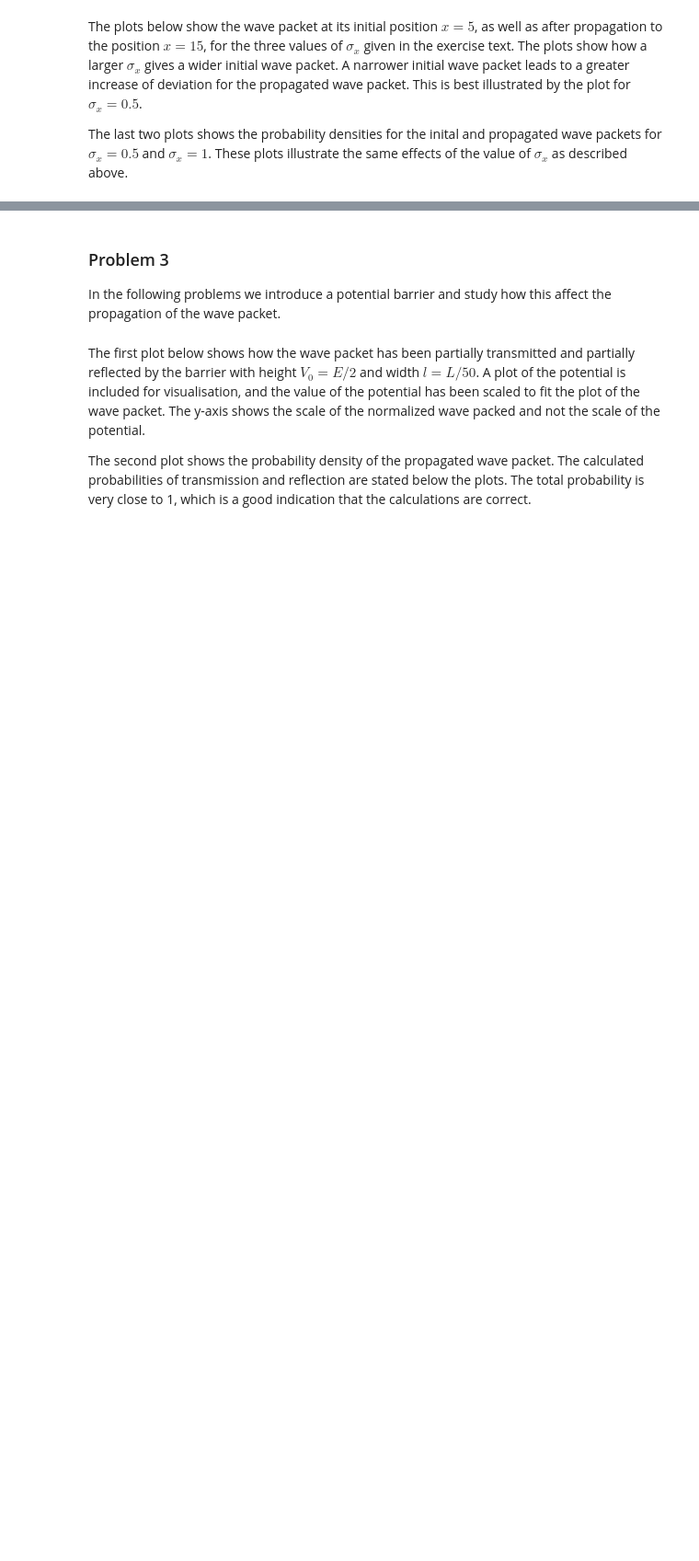
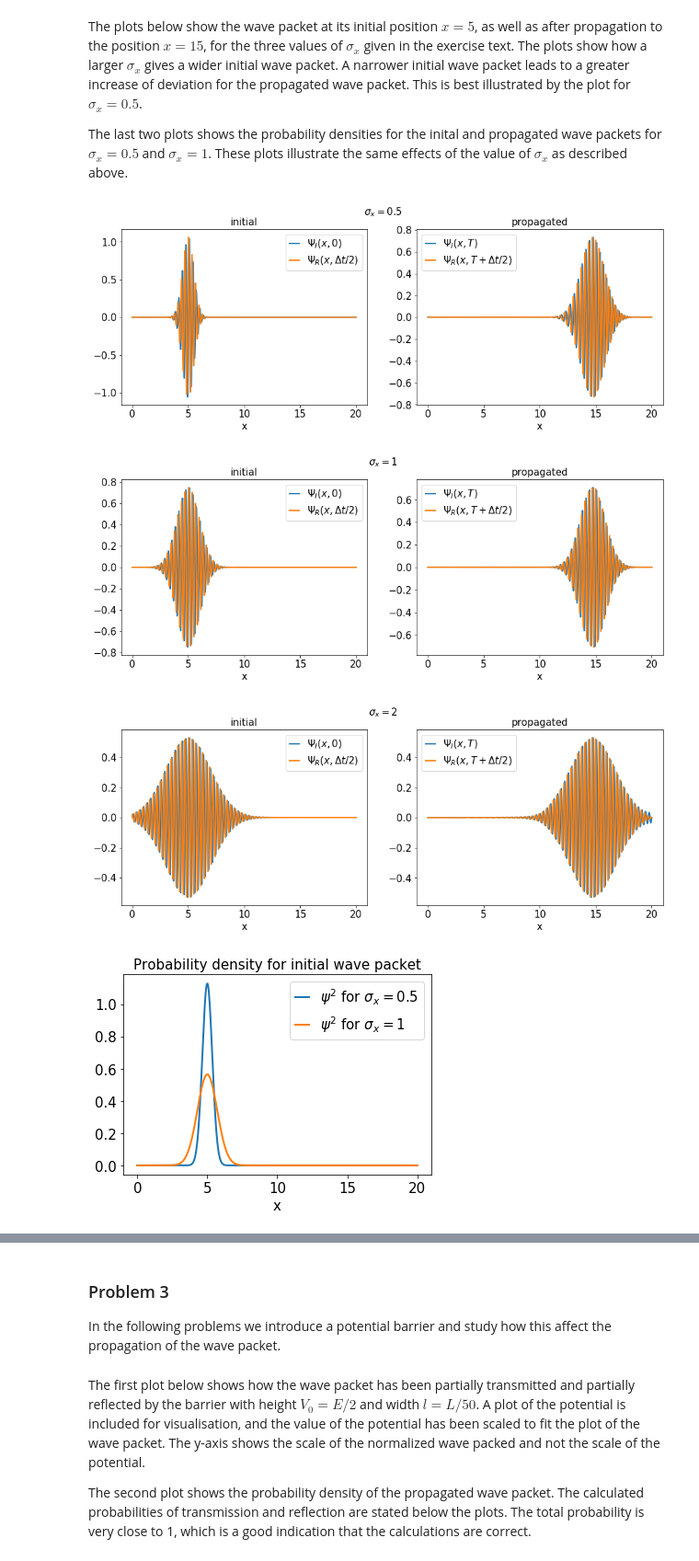
Before and after one commit to sigriaun/kvantastisk, a Jupyter notebook: numerical_exercise.ipynb, the cells around one changed output, grey strips where cells are left out. Shown at 92% size. Drawn from its saved outputs; the diff is of its cells as text; code cells hidden in the pictures; blank space fills up the shorter version.

```diff
--- a/numerical_exercise.ipynb
+++ b/numerical_exercise.ipynb
@@ -259,32 +239,37 @@ for i in range(len(sigma_xs)):
     #plotting (two subplots)
     f, axs = plt.subplots(2,2,figsize=(15,5))
     plt.subplot(1,2,1)
     plt.suptitle(r'$\sigma_x=$'+str(sigmax)) #title for both subplots
     plt.title("initial")
     plt.xlabel('x')
     plt.plot(x,psi_i,label=r'$\Psi_I(x,0)$')
     plt.plot(x,psi_r,label=r'$\Psi_R(x,\Delta t/2)$')
     plt.legend()
 
     plt.subplot(1,2,2)
     plt.title("propagated")
     plt.xlabel('x')
     plt.plot(x,psi_i_prop,label=r'$\Psi_I(x,T)$')
     plt.plot(x,psi_r_prop,label=r'$\Psi_R(x,T +\Delta t/2)$')
     plt.legend()
     plt.show()
 
 #plotting the probability density psi_squared
-plt.title("Probability density of initial wave packet")
+plt.title("Probability density for initial wave packet")
 plt.plot(x,psi_squared_list[0], label=r'$\psi^2$ for $\sigma_x=0.5$')
 plt.plot(x,psi_squared_list[1], label=r'$\psi^2$ for $\sigma_x=1$')
 plt.legend()
 plt.xlabel('x')
 plt.show()
 
-plt.title("Probability density of propagated wave packet")
+plt.title("Probability density for propagated wave packet")
 plt.plot(x,psi_prop_squared_list[0], label=r'$\psi^2$ for $\sigma_x=0.5$')
 plt.plot(x,psi_prop_squared_list[1], label=r'$\psi^2$ for $\sigma_x=1$')
 plt.legend()
 plt.xlabel('x')
 plt.show()
+# %% [output]
+[figure, added]
+[figure, added]
+[figure, added]
+[figure, added]
```
Also changed, not shown: parts of 9 cells of this notebook.
